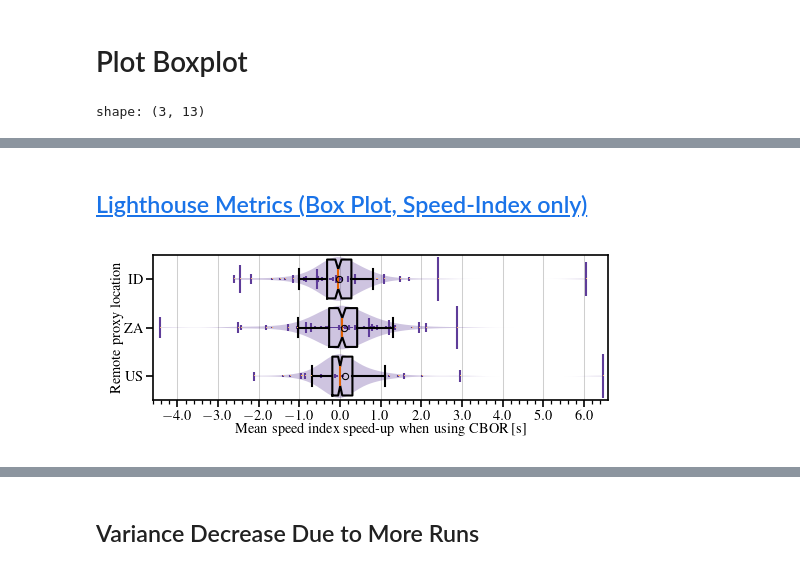
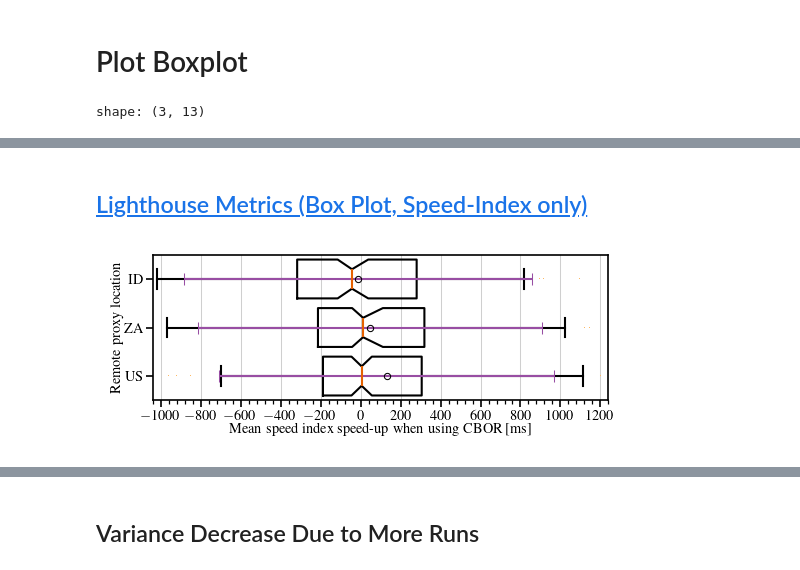
Before and after one commit to miri64/artifacts-tnsm26-cbor-dns-eval, a Jupyter notebook: 06_1evaluation.ipynb, the cells around one changed output, grey strips where cells are left out. Cells and saved outputs as stored; diff of their text form; code cells hidden in the pictures.

```diff
--- a/06_1evaluation.ipynb
+++ b/06_1evaluation.ipynb
@@ -292,29 +292,30 @@ stats = polars.DataFrame(
 
 display(stats)
 
-vlp = ax.violinplot(
-    [
-        speed_index.filter(polars.col(l).is_not_null())[l].to_numpy()
-        for l in LOCATIONS_SORTED
-    ],
-    positions=range(len(LOCATIONS_SORTED)),
-    vert=False,
-    showmeans=False,
-    showextrema=False,
-    widths=0.9,
-)
-for body in vlp["bodies"]:
-    body.set_facecolor("#5e3c99")
-for y, location in enumerate(LOCATIONS_SORTED):
-    norm_vars = speed_index_var.sort(f"{location}-mean")
-    ax.errorbar(
-        norm_vars[f"{location}-mean"],
-        norm_vars[[f"{location}-mean"]].with_columns(**{f"{location}-mean": polars.lit(y)})[f"{location}-mean"],
-        yerr=norm_vars[location],
-        ecolor="#5e3c99",
-        elinewidth=1,
-        linewidth=0,
-    )
+# vlp = ax.violinplot(
+#     [
+#         speed_index.filter(polars.col(l).is_not_null())[l].to_numpy()
+#         for l in LOCATIONS_SORTED
+#     ],
+#     positions=range(len(LOCATIONS_SORTED)),
+#     vert=False,
+#     showmeans=False,
+#     showextrema=False,
+#     widths=0.9,
+# )
+# for body in vlp["bodies"]:
+#     body.set_facecolor("#5e3c99")
+# for y, location in enumerate(LOCATIONS_SORTED):
+#     norm_vars = speed_index_var.sort(f"{location}-mean")
+#     display(norm_vars)
+#     # ax.errorbar(
+#     #     norm_vars[f"{location}-mean"],
+#     #     norm_vars[[f"{location}-mean"]].with_columns(**{f"{location}-mean": polars.lit(y)})[f"{location}-mean"],
+#     #     yerr=norm_vars[location],
+#     #     ecolor="#5e3c99",
+#     #     elinewidth=1,
+#     #     linewidth=0,
+#     # )
 ax.boxplot(
     [
         speed_index.filter(polars.col(l).is_not_null())[l].to_numpy()
@@ -332,13 +333,27 @@ ax.boxplot(
     bootstrap=10000,
     vert=False,
 )
+ax.errorbar(
+    [
+        speed_index.filter(polars.col(l).is_not_null())[l].mean()
+        for l in LOCATIONS_SORTED
+    ],
+    range(len(LOCATIONS_SORTED)),
+    xerr=[
+        speed_index.filter(polars.col(l).is_not_null())[l].std()
+        for l in LOCATIONS_SORTED
+    ],
+    color="none",
+    ecolor=matplotlib.colormaps["Set1"].colors[3],
+    capsize=3.0,
+)
 ax.set_axisbelow(True)
 ax.grid(axis="x")
-ax.set_xlabel(f"Mean speed index speed-up when using CBOR [s]")
-ax.set_xlim(-4600, 6600)
-ax.set_xticks(numpy.arange(-4000, 6600, 1000))
-ax.set_xticks(numpy.arange(-4600, 6600, 200), minor=True)
-ax.xaxis.set_major_formatter(matplotlib.ticker.FuncFormatter(lambda y, pos: f"${y / 1000}$"))
+ax.set_xlabel(f"Mean speed index speed-up when using CBOR [ms]")
+ax.set_xlim(-1040, 1240)
+ax.set_xticks(numpy.arange(-1000, 1250, 200))
+ax.set_xticks(numpy.arange(-1040, 1250, 40), minor=True)
+ax.xaxis.set_major_formatter(matplotlib.ticker.FuncFormatter(lambda y, pos: f"${y}$"))
 
 ax.set_ylim(-0.5, 2.5)
 ax.set_ylabel(f"Remote proxy location")
@@ -361,6 +376,6 @@ shape: (3, 13)
 | "ID" | 20 | 123.15 | 126 | -2602.093478 | 6044.29155 | -13.71328 | 872.374728 | -1155.178208 | ... |
 ## [Lighthouse Metrics (Box Plot, Speed-Index only)](06_1evaluation/plots/lighthouse-box-speed-index.pdf)
-[figure, old version]
+[figure, new version]
 # %%
 matplotlib.style.use(pathlib.Path.cwd() / "mlenders_column_ieeetran.mplstyle")
 matplotlib.rcParams["figure.figsize"] = (
```
Also changed, not shown: parts of 11 cells of this notebook, 3 other files.
